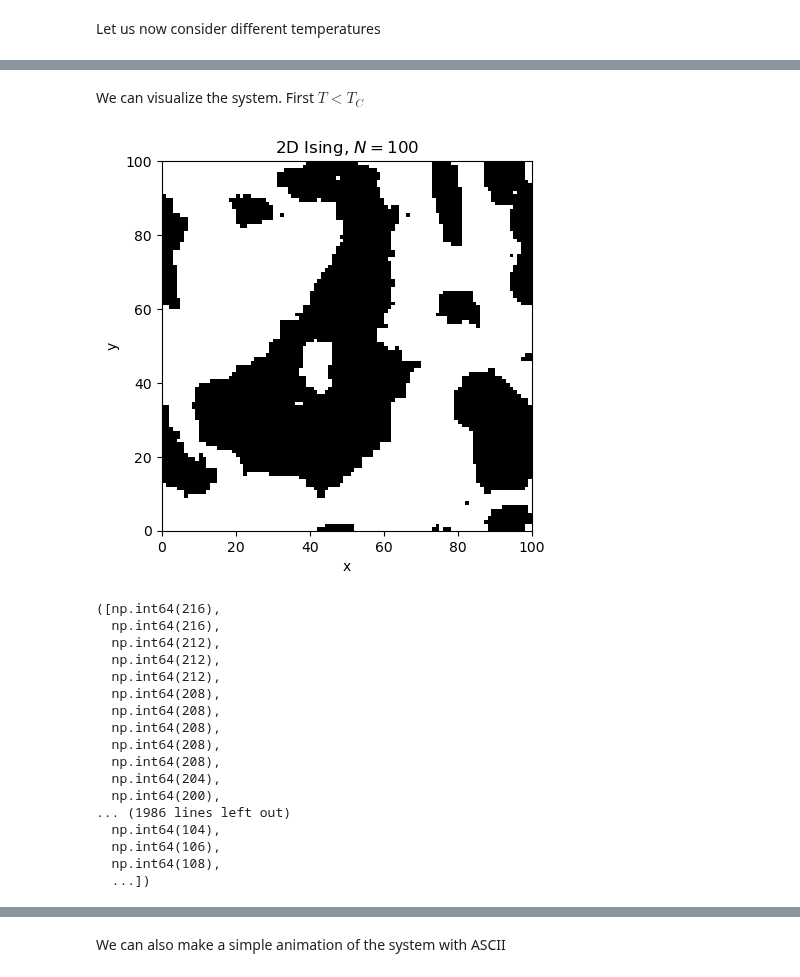
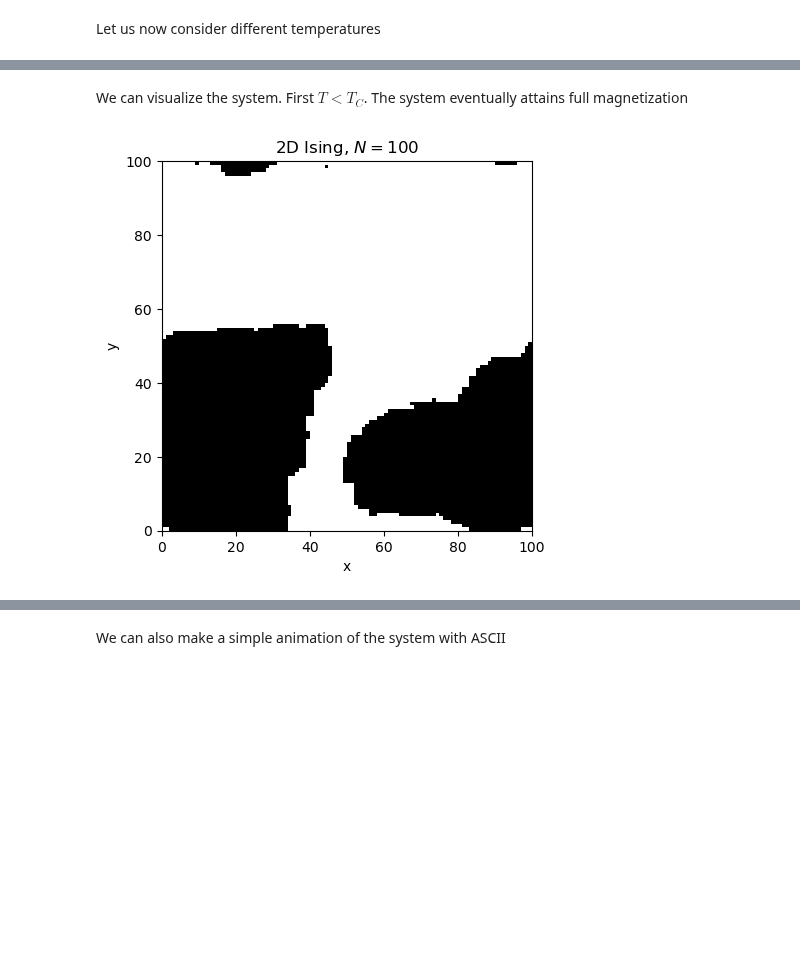
Before and after one commit to vlvovch/PHYS6350-ComputationalPhysics, a Jupyter notebook: code/12_StatisticalPhysics/12_StatisticalPhysics.ipynb, the cells around one changed output, grey strips where cells are left out. Drawn from its saved outputs; the diff is of its cells as text; code cells hidden in the pictures; blank space fills up the shorter version.

```diff
--- a/code/12_StatisticalPhysics/12_StatisticalPhysics.ipynb
+++ b/code/12_StatisticalPhysics/12_StatisticalPhysics.ipynb
@@ -406,9 +406,11 @@ def simulateIsing(T, N, steps, periodicBC = False):
         if plotSimulation:
             toPlot = False
 
-            toPlot = True
+            # Plot each sweep
+            if (k%(N**2) == 0):
+                toPlot = True
 
-            if (toPlot and k%(N**2) == 0):
+            if (toPlot):
                 clear_output(wait=True)
                 # time.sleep(0.01)
                 plt.title("2D Ising, ${N = }$" + '{0:d}'.format(N))
@@ -496,31 +498,14 @@ Wall time: 18.8 s
 # %% [markdown]
-We can visualize the system. First $T < T_C$
+We can visualize the system. First $T < T_C$. The system eventually attains full magnetization
 # %%
 # Visualize 100x100 case
 # Lowe
 N = 100
-steps = 500000
+steps = 2000000
 periodicBC = True
 Temperature = 1. # 2. / np.log(1+np.sqrt(2.)
 
 plotSimulation = True
-simulateIsing(T, N, steps, periodicBC)
+_,_ = simulateIsing(Temperature, N, steps, periodicBC)
 # %% [output]
-[figure, old version]
+[figure, new version]
-([np.int64(216),
-  np.int64(216),
-  np.int64(212),
-  np.int64(212),
-  np.int64(212),
-  np.int64(208),
-  np.int64(208),
-  np.int64(208),
-  np.int64(208),
-  np.int64(208),
-  np.int64(204),
-  np.int64(200),
-... (1986 lines left out)
-  np.int64(104),
-  np.int64(106),
-  np.int64(108),
-  ...])
```
Also changed, not shown: parts of 7 cells of this notebook, 11 other files.
